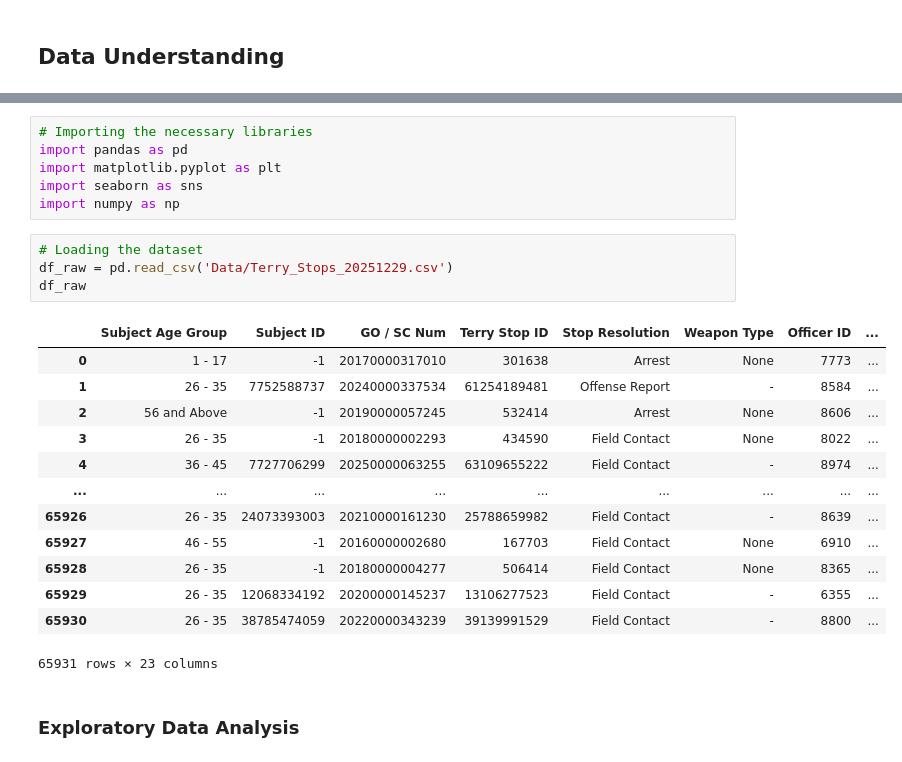
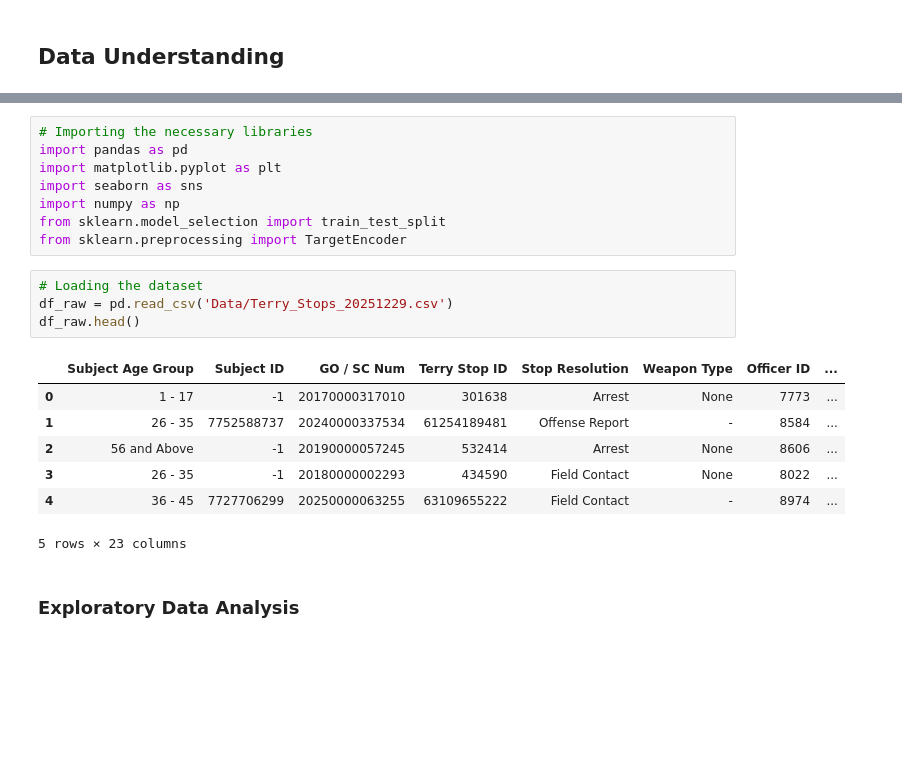
Before and after one commit to BC-254/analyzing-reasonable-suspicion, a Jupyter notebook: index.ipynb, the cells around one changed output, grey strips where cells are left out. Cells and saved outputs as stored; diff of their text form; blank space fills up the shorter version.

```diff
--- a/index.ipynb
+++ b/index.ipynb
@@ -47,24 +47,20 @@ import pandas as pd
 import matplotlib.pyplot as plt
 import seaborn as sns
 import numpy as np
+from sklearn.model_selection import train_test_split
+from sklearn.preprocessing import TargetEncoder
 # %%
 # Loading the dataset
 df_raw = pd.read_csv('Data/Terry_Stops_20251229.csv')
-df_raw
+df_raw.head()
 # %% [output]
 |  | Subject Age Group | Subject ID | GO / SC Num | Terry Stop ID | Stop Resolution | Weapon Type | Officer ID | ... |
 | 0 | 1 - 17 | -1 | 20170000317010 | 301638 | Arrest | None | 7773 | ... |
 | 1 | 26 - 35 | 7752588737 | 20240000337534 | 61254189481 | Offense Report | - | 8584 | ... |
 | 2 | 56 and Above | -1 | 20190000057245 | 532414 | Arrest | None | 8606 | ... |
 | 3 | 26 - 35 | -1 | 20180000002293 | 434590 | Field Contact | None | 8022 | ... |
 | 4 | 36 - 45 | 7727706299 | 20250000063255 | 63109655222 | Field Contact | - | 8974 | ... |
-| ... | ... | ... | ... | ... | ... | ... | ... | ... |
-| 65926 | 26 - 35 | 24073393003 | 20210000161230 | 25788659982 | Field Contact | - | 8639 | ... |
-| 65927 | 46 - 55 | -1 | 20160000002680 | 167703 | Field Contact | None | 6910 | ... |
-| 65928 | 26 - 35 | -1 | 20180000004277 | 506414 | Field Contact | None | 8365 | ... |
-| 65929 | 26 - 35 | 12068334192 | 20200000145237 | 13106277523 | Field Contact | - | 6355 | ... |
-| 65930 | 26 - 35 | 38785474059 | 20220000343239 | 39139991529 | Field Contact | - | 8800 | ... |
-65931 rows × 23 columns
+5 rows × 23 columns
 # %% [markdown]
 ### **Exploratory Data Analysis**
 # %% [markdown]
```
Also changed, not shown: parts of 17 cells of this notebook, 1 other file.
